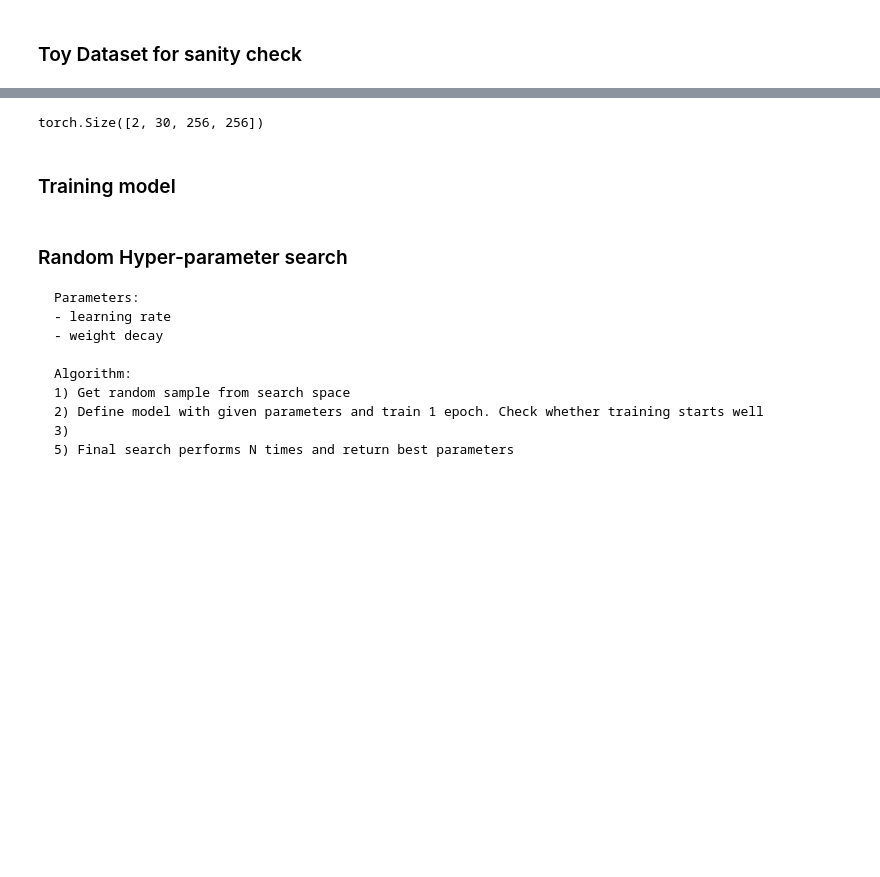
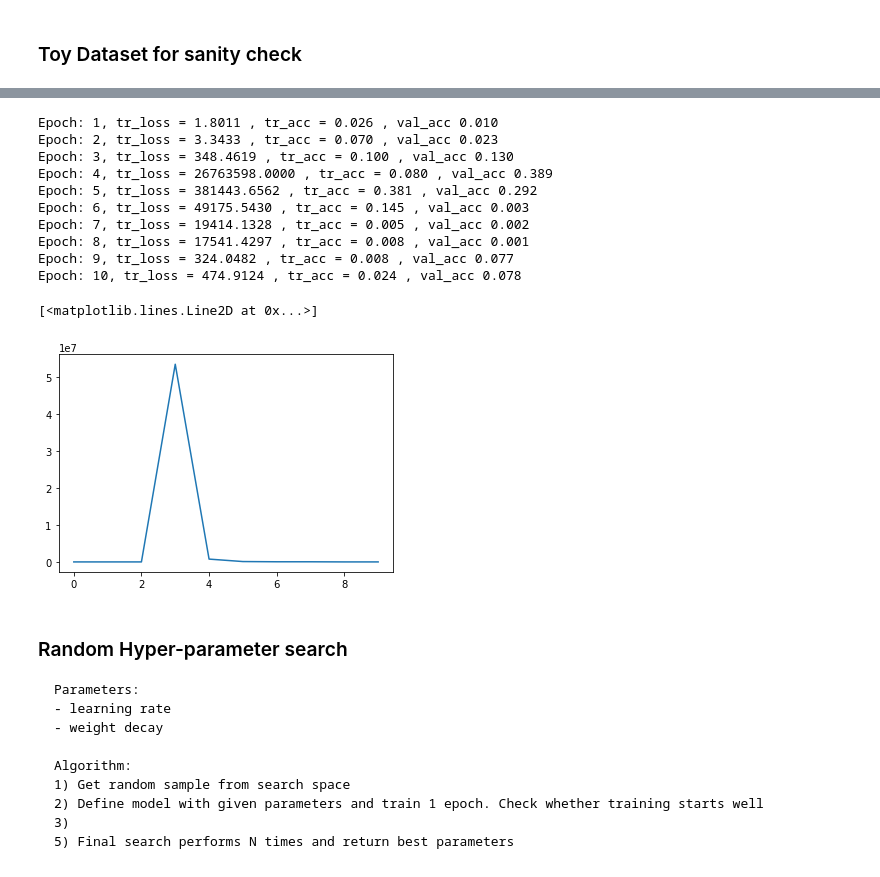
Before and after one commit to tgadeliya/cityscapes_segmenation, a Jupyter notebook: notebooks/0.1-initial-data-model.ipynb, the cells around one changed output, grey strips where cells are left out. Cells and saved outputs as stored; diff of their text form; code cells hidden in the pictures; blank space fills up the shorter version.

```diff
--- a/notebooks/0.1-initial-data-model.ipynb
+++ b/notebooks/0.1-initial-data-model.ipynb
@@ -112,0 +237,19 @@ val_loader = DataLoader(dataset, batch_size = 8, sampler = train_sampler)
+# %%
+model = UNet(4)
+loss = nn.modules.loss.CrossEntropyLoss()#.type(torch.cuda.Float...)
+optim = torch.optim.Adam(model.parameters(), lr =1e-3, weight_decay=1e-4)
+# %%
+def compute_validation_accuracy(model, val_loader):
+    model.eval()
+
+    acc_accum = 0.0
+    PIXELS_IN_BATCH = PIXELS_IN_PIC * val_loader.batch_size
+    for X,y in val_loader:
+        #X = X.to(device)
+        #y = y.to(device)
+
+        prediction = torch.argmax( model(X), dim = 1)
+        acc_accum += float(torch.sum(prediction == y))/PIXELS_IN_BATCH
+
+    accuracy = acc_accum / val_loader.__len__()
+    return accuracy
@@ -116,11 +310,12 @@ val_loader = DataLoader(dataset, batch_size = 8, sampler = train_sampler)
 ### Create toy dataset to check  implementation
 np.random.seed(42)
 
-toy_size = 2
+tr_toy_size = 2
+val_toy_size = 1
 toy_batch = 1
 
-tr_toy_ind = np.random.choice(train_indices, size = toy_size)
-val_toy_ind = np.random.choice(val_indices, size = toy_size)
+tr_toy_ind = np.random.choice(train_indices, size = tr_toy_size)
+val_toy_ind = np.random.choice(val_indices, size = val_toy_size)
 
 
 train_toy_sampler = torch.utils.data.SubsetRandomSampler(tr_toy_ind)
@@ -218,6 +325,0 @@ class UNet(nn.Module):
-# %%
-X_b = torch.Tensor(np.array(np.arange(2* 3 * 256 * 256)).reshape(2,3,256,256))
-model = UNet(4)
-model.forward(X_b).shape
-# %% [output]
-torch.Size([2, 30, 256, 256])
@@ -240,2 +325,0 @@ optim = torch.optim.Adam(model.parameters(), lr =1e-3, weight_decay=1e-4)
-# %% [markdown]
-### Training model
@@ -248,5 +326,23 @@ def compute_validation_accuracy(model, val_loader):
-# %%
-def train_model(model, optimizer, loss_function, num_epochs):
+# %%
+model = UNet(64)
+loss = nn.modules.loss.CrossEntropyLoss()#.type(torch.cuda.Float...)
+optim = torch.optim.Adam(model.parameters(), lr =1e-2, weight_decay=1e-2)
+
+train_loss_history, train_acc_history, val_acc_history = train_model(model,train_toy_loader, val_toy_loader, optim, loss, 10)
+plt.plot(train_loss_history)
+# %% [output]
+Epoch: 1, tr_loss = 1.8011 , tr_acc = 0.026 , val_acc 0.010
+Epoch: 2, tr_loss = 3.3433 , tr_acc = 0.070 , val_acc 0.023
+Epoch: 3, tr_loss = 348.4619 , tr_acc = 0.100 , val_acc 0.130
+Epoch: 4, tr_loss = 26763598.0000 , tr_acc = 0.080 , val_acc 0.389
+Epoch: 5, tr_loss = 381443.6562 , tr_acc = 0.381 , val_acc 0.292
+Epoch: 6, tr_loss = 49175.5430 , tr_acc = 0.145 , val_acc 0.003
+Epoch: 7, tr_loss = 19414.1328 , tr_acc = 0.005 , val_acc 0.002
+Epoch: 8, tr_loss = 17541.4297 , tr_acc = 0.008 , val_acc 0.001
+Epoch: 9, tr_loss = 324.0482 , tr_acc = 0.008 , val_acc 0.077
+Epoch: 10, tr_loss = 474.9124 , tr_acc = 0.024 , val_acc 0.078
+[<matplotlib.lines.Line2D at 0x...>]
+[figure, added]
 # %% [markdown]
 ### Random Hyper-parameter search
     Parameters:
```
Also changed, not shown: parts of 27 cells of this notebook, 5 other files.
